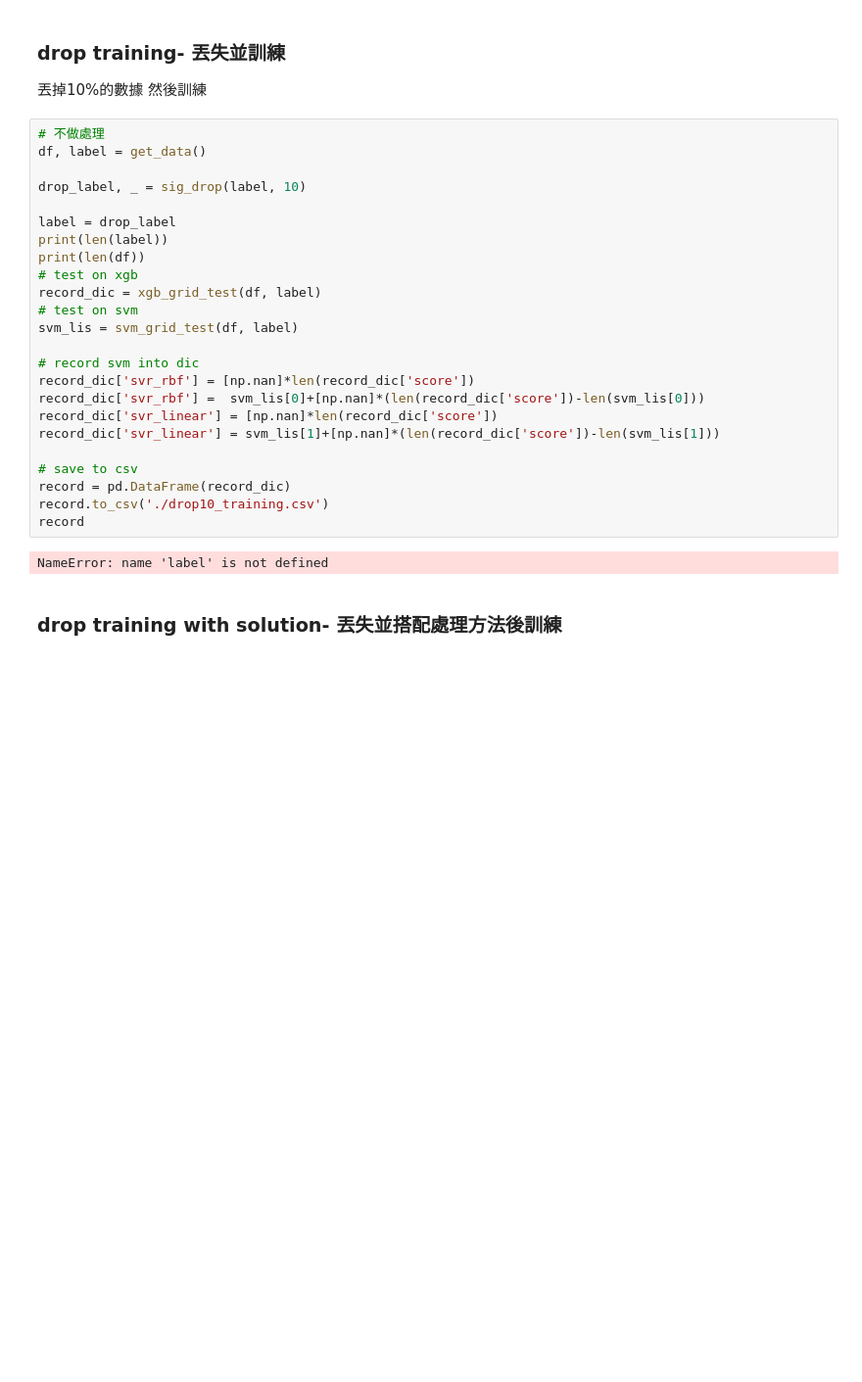
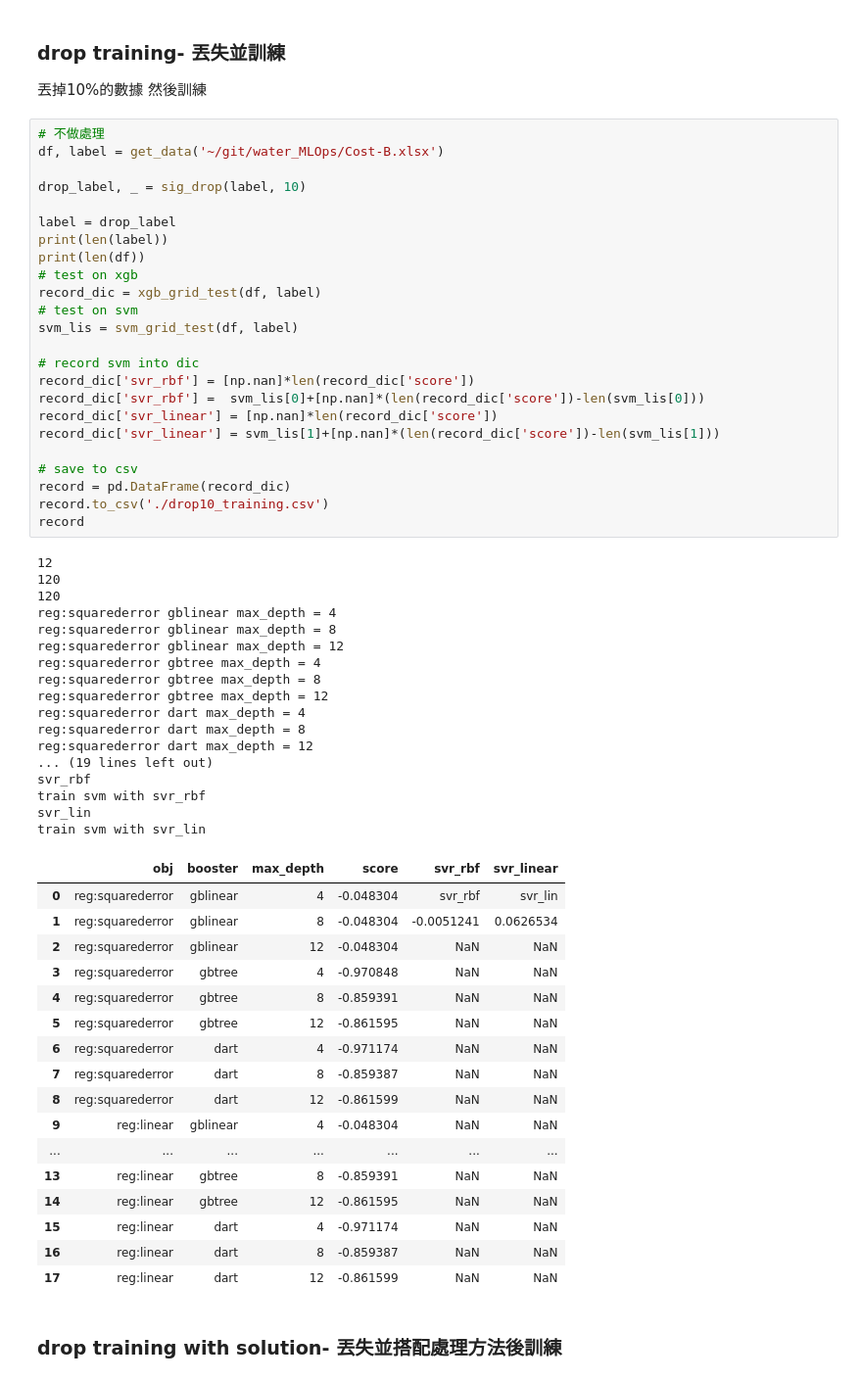
Before and after one commit to June103310110/water_MLOps, a Jupyter notebook: 02-signal_testing.ipynb, the cells around one changed output. Shown at 98% size. Saved outputs shown, nothing was run; the diff lists cells and outputs as text; blank space fills up the shorter version.

```diff
--- a/02-signal_testing.ipynb
+++ b/02-signal_testing.ipynb
@@ -469,30 +466,63 @@ train svm with svr_lin
 丟掉10%的數據 然後訓練
 # %%
 # 不做處理
-df, label = get_data()
+df, label = get_data('~/git/water_MLOps/Cost-B.xlsx')
 
 drop_label, _ = sig_drop(label, 10)
 
 label = drop_label
 print(len(label))
 print(len(df))
 # test on xgb
 record_dic = xgb_grid_test(df, label)
 # test on svm
 svm_lis = svm_grid_test(df, label)
 
 # record svm into dic
 record_dic['svr_rbf'] = [np.nan]*len(record_dic['score'])
 record_dic['svr_rbf'] =  svm_lis[0]+[np.nan]*(len(record_dic['score'])-len(svm_lis[0]))
 record_dic['svr_linear'] = [np.nan]*len(record_dic['score'])
 record_dic['svr_linear'] = svm_lis[1]+[np.nan]*(len(record_dic['score'])-len(svm_lis[1]))
 
 # save to csv
 record = pd.DataFrame(record_dic)
 record.to_csv('./drop10_training.csv')
 record
 # %% [output]
-NameError: name 'label' is not defined
+12
+120
+120
+reg:squarederror gblinear max_depth = 4
+reg:squarederror gblinear max_depth = 8
+reg:squarederror gblinear max_depth = 12
+reg:squarederror gbtree max_depth = 4
+reg:squarederror gbtree max_depth = 8
+reg:squarederror gbtree max_depth = 12
+reg:squarederror dart max_depth = 4
+reg:squarederror dart max_depth = 8
+reg:squarederror dart max_depth = 12
+... (19 lines left out)
+svr_rbf
+train svm with svr_rbf
+svr_lin
+train svm with svr_lin
+|  | obj | booster | max_depth | score | svr_rbf | svr_linear |
+| 0 | reg:squarederror | gblinear | 4 | -0.048304 | svr_rbf | svr_lin |
+| 1 | reg:squarederror | gblinear | 8 | -0.048304 | -0.0051241 | 0.0626534 |
+| 2 | reg:squarederror | gblinear | 12 | -0.048304 | NaN | NaN |
+| 3 | reg:squarederror | gbtree | 4 | -0.970848 | NaN | NaN |
+| 4 | reg:squarederror | gbtree | 8 | -0.859391 | NaN | NaN |
+| 5 | reg:squarederror | gbtree | 12 | -0.861595 | NaN | NaN |
+| 6 | reg:squarederror | dart | 4 | -0.971174 | NaN | NaN |
+| 7 | reg:squarederror | dart | 8 | -0.859387 | NaN | NaN |
+| 8 | reg:squarederror | dart | 12 | -0.861599 | NaN | NaN |
+| 9 | reg:linear | gblinear | 4 | -0.048304 | NaN | NaN |
+| ... | ... | ... | ... | ... | ... | ... |
+| 13 | reg:linear | gbtree | 8 | -0.859391 | NaN | NaN |
+| 14 | reg:linear | gbtree | 12 | -0.861595 | NaN | NaN |
+| 15 | reg:linear | dart | 4 | -0.971174 | NaN | NaN |
+| 16 | reg:linear | dart | 8 | -0.859387 | NaN | NaN |
+| 17 | reg:linear | dart | 12 | -0.861599 | NaN | NaN |
 # %% [markdown]
 ### drop training with solution- 丟失並搭配處理方法後訓練
 # %%
```
Also changed, not shown: parts of 13 cells of this notebook, 11 other files.
